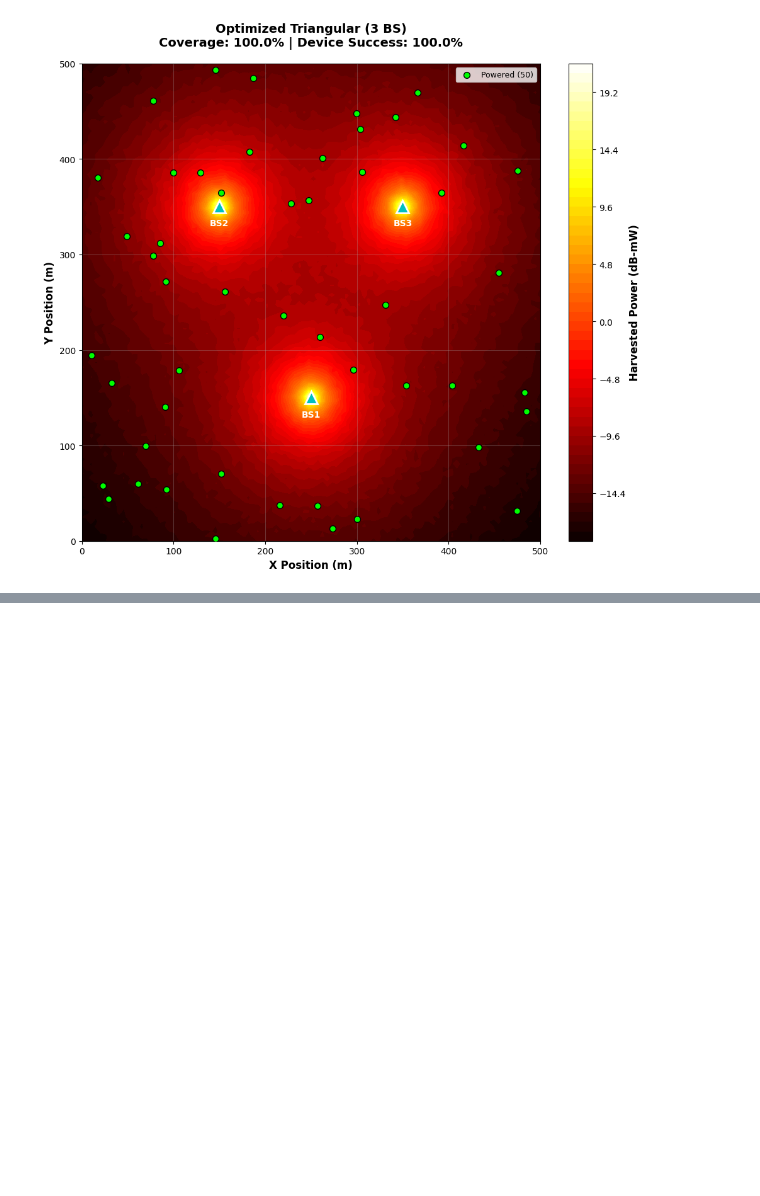
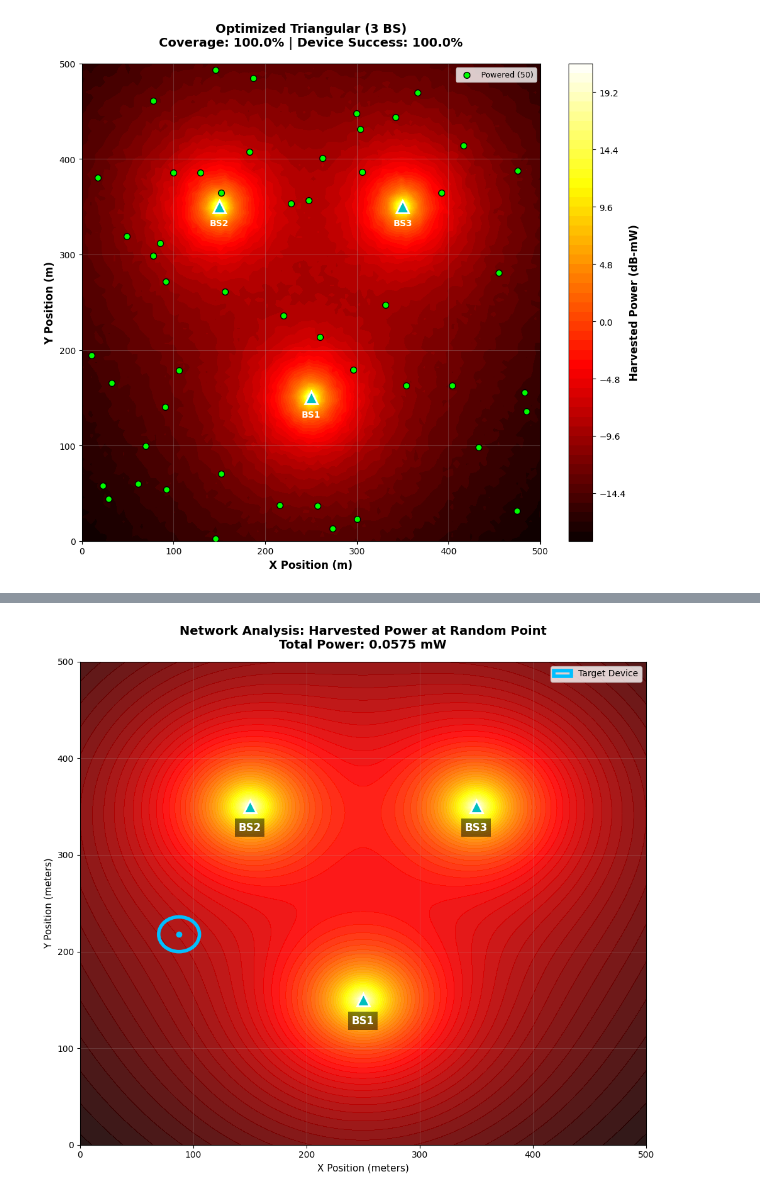
Before and after one commit to antor1010/research_paper, a Jupyter notebook: researchpaper.ipynb, the cells around one changed output, grey strips where cells are left out. Cells and saved outputs as stored; diff of their text form; code cells hidden in the pictures; blank space fills up the shorter version.

```diff
--- a/researchpaper.ipynb
+++ b/researchpaper.ipynb
@@ -329,6 +329,96 @@ latex_table2 = df_distance_pivot.to_latex(caption='Coverage percentage at variou
                                           label='tab:distance_coverage')
 with open('table2_distance_coverage.tex', 'w') as f:
     f.write(latex_table2)
+
+# New Update
+def get_detailed_analysis(x, y, base_stations):
+    Pt_dbm = 46
+    Pt = 10**(Pt_dbm / 10) / 1000
+    Gt_dbi, Gr_dbi = 15, 2
+    Gt, Gr = 10**(Gt_dbi / 10), 10**(Gr_dbi / 10)
+    fc, c = 915e6, 3e8
+    wavelength = c / fc
+    eta = 0.7
+    blockage_loss_db, blockage_prob = 20, 0.3
+    num_trials = 100
+
+    total_mw = 0
+    bs_results = []
+
+    print(f"\n{'='*55}")
+    print(f" Analysis for Random Point: (X={x:.2f}, Y={y:.2f}) ")
+    print(f"{'='*55}")
+    print(f"{'Base Station':<15} | {'Dist (m)':<12} | {'Power (mW)':<15}")
+    print(f"{'-'*55}")
+
+    for bs in base_stations:
+        bs_x, bs_y = bs['position']
+        dist = np.sqrt((x - bs_x)**2 + (y - bs_y)**2)
+        if dist < 0.1: dist = 0.1
+
+        L_block = apply_blockage(blockage_prob, blockage_loss_db, size=num_trials)
+        Pr = Pt * Gt * Gr * (wavelength / (4 * np.pi * dist)) ** 2 * L_block
+        Ph_avg = np.mean(eta * Pr) * 1000
+
+        total_mw += Ph_avg
+        bs_results.append(Ph_avg)
+
+        print(f"{bs['name']:<15} | {dist:<12.2f} | {Ph_avg:<15.6f}")
+
+    print(f"{'-'*55}")
+    print(f"{'TOTAL HARVESTED':<15} | {'-':<12} | {total_mw:<15.6f} mW")
+    print(f"{'='*55}\n")
+    return total_mw
+
+AREA_WIDTH, AREA_HEIGHT = 500, 500
+current_base_stations = [
+    {'position': (250, 150), 'name': 'BS1'},
+    {'position': (150, 350), 'name': 'BS2'},
+    {'position': (350, 350), 'name': 'BS3'},
+]
+
+random_x = np.random.uniform(50, 450)
+random_y = np.random.uniform(50, 450)
+
+total_p = get_detailed_analysis(random_x, random_y, current_base_stations)
+
+resolution = 100
+x_grid = np.linspace(0, AREA_WIDTH, resolution)
+y_grid = np.linspace(0, AREA_HEIGHT, resolution)
+X, Y = np.meshgrid(x_grid, y_grid)
+Z = np.zeros_like(X)
+
+for i in range(resolution):
+    for j in range(resolution):
+        p_temp = 0
+        for bs in current_base_stations:
+            d = np.sqrt((X[i,j]-bs['position'][0])**2 + (Y[i,j]-bs['position'][1])**2)
+            p_temp += (1 / (d + 10)**2)
+        Z[i,j] = p_temp
+
+fig, ax = plt.subplots(figsize=(10, 9))
+im = ax.contourf(X, Y, 10*np.log10(Z), levels=50, cmap='hot', alpha=0.9)
+
+for bs in current_base_stations:
+    bx, by = bs['position']
+    ax.plot(bx, by, 'c^', markersize=14, markeredgecolor='white', markeredgewidth=2)
+    ax.text(bx, by-25, bs['name'], color='white', fontweight='bold',
+            fontsize=12, ha='center', bbox=dict(facecolor='black', alpha=0.5, edgecolor='none'))
+
+target_circle = plt.Circle((random_x, random_y), 18, color='deepskyblue',
+                           fill=False, linewidth=4, label='Target Device')
+ax.add_patch(target_circle)
+ax.plot(random_x, random_y, 'o', color='deepskyblue', markersize=6)
+
+ax.set_title(f"Network Analysis: Harvested Power at Random Point\nTotal Power: {total_p:.4f} mW",
+             fontsize=14, fontweight='bold', pad=15)
+ax.set_xlabel("X Position (meters)", fontsize=11)
+ax.set_ylabel("Y Position (meters)", fontsize=11)
+ax.grid(True, alpha=0.2)
+ax.legend(loc='upper right')
+
+plt.tight_layout()
+plt.show()
 # %% [output]
 [figure]
 [figure]
@@ -351,0 +446 @@ Single BS (Center)           100.00  100.00  100.00  100.00  100.00
+[figure, added]
```
Also changed, not shown: parts of 2 cells of this notebook.
